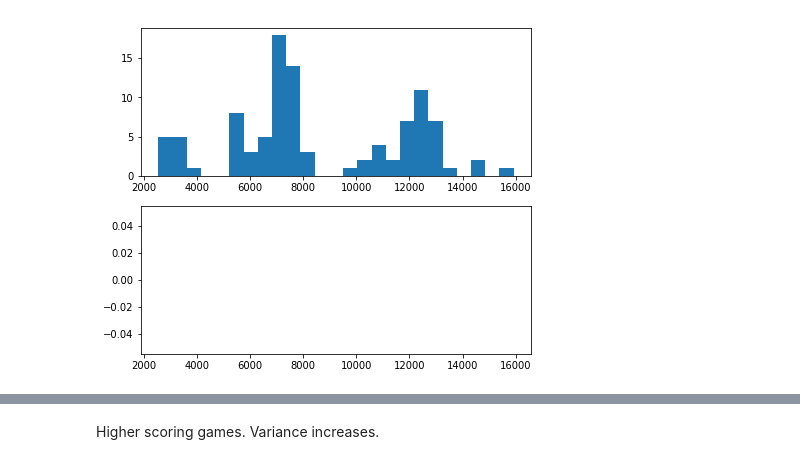
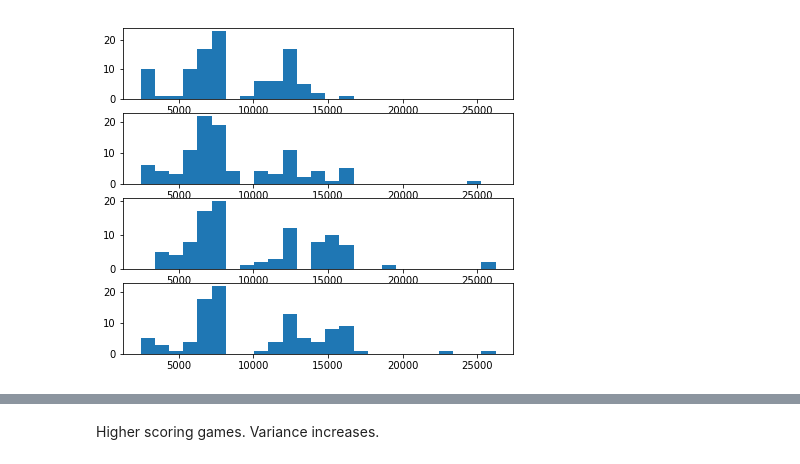
Before and after one commit to fqjin/2048NN, a Jupyter notebook: progress_min.ipynb, the cells around one changed output, grey strips where cells are left out. Saved outputs shown, nothing was run; the diff lists cells and outputs as text; code cells hidden in the pictures.

```diff
--- a/progress_min.ipynb
+++ b/progress_min.ipynb
@@ -44,12 +47,13 @@ plt.show()
-# %%
-plt.subplots(figsize=(7, 6))
-plt.subplot(211)
-plt.hist(scores[:100], range=(min(scores), max(scores)), bins=25)
-plt.subplot(212)
-plt.hist(scores[100:150], range=(min(scores), max(scores)), bins=25)
-plt.show()
-# %% [output]
-[figure, removed]
+# %%
+blocks = len(scores) // 100
+xlim = (min(scores), max(scores))
+plt.subplots(figsize=(7, 6))
+for i in range(blocks):
+    plt.subplot(blocks, 1, i+1)
+    plt.hist(scores[100*i:100*(i+1)], range=xlim, bins=25)
+plt.show()
+# %% [output]
+[figure, added]
 # %%
 fig, ax1 = plt.subplots(figsize=(12,3))
 
```
Also changed, not shown: parts of 14 cells of this notebook, 6 other files.
